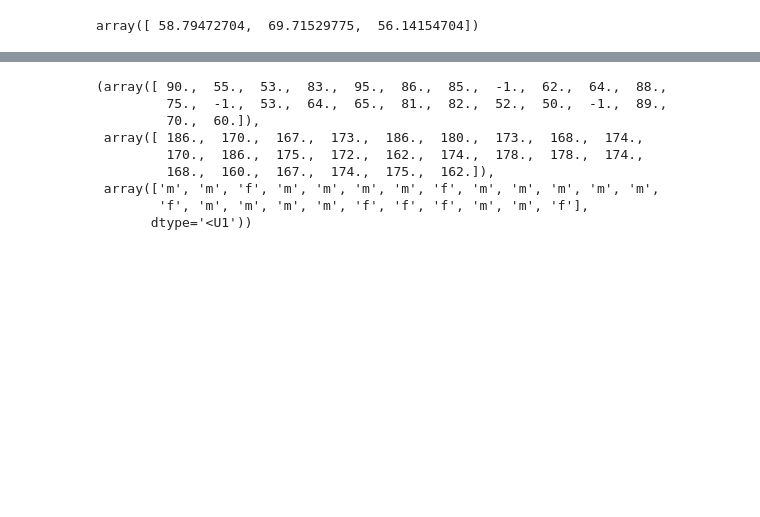
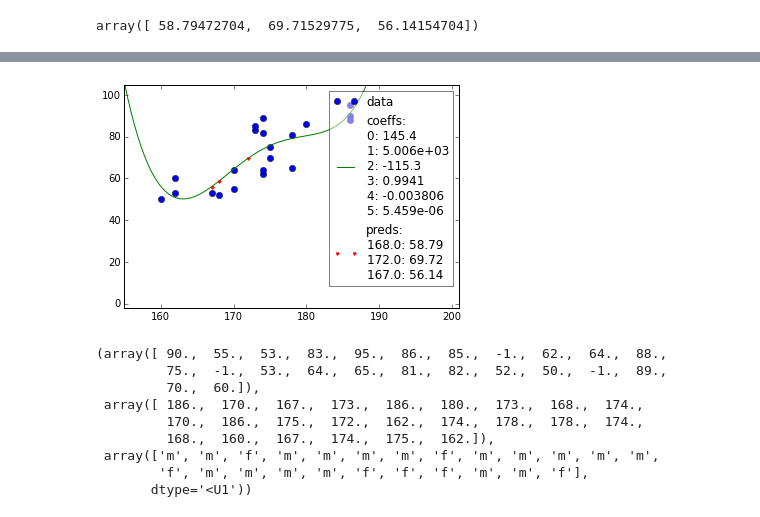
Before and after one commit to motjuste/patt-rex, a Jupyter notebook: task2.1-demo.ipynb, the cells around one changed output, grey strips where cells are left out. Drawn from its saved outputs; the diff is of its cells as text; code cells hidden in the pictures; blank space fills up the shorter version.

```diff
--- a/task2.1-demo.ipynb
+++ b/task2.1-demo.ipynb
@@ -121,7 +117,7 @@ plt_label = "coeffs:\n" + "\n".join("{}: {:.4}".format(*c) for c in enumerate(W)
 plt_rex.plot2d(np.vstack((h, w)), colwise_data=True, hatch='g',
                show=False, axs=axs, plotlabel=plt_label)
 
-plt_label = "preds:\n" + "\n".join("{}: {:.4}".format(*c) for c in zip(h_ol))
+plt_label = "preds:\n" + "\n".join("{}: {:.4}".format(*c) for c in zip(h_ol, w_pred))
 plt_rex.plot2d(np.vstack((h_ol, w_pred)), colwise_data=True, hatch='r.',
                show=False, axs=axs, plotlabel=plt_label)
 # %% [output]
@@ -130,3 +124,4 @@ plt_rex.plot2d(np.vstack((h_ol, w_pred)), colwise_data=True, hatch='r.',
+[figure, added]
 # %%
 import pattrex.demo_helper as helper
 # %%
```
Also changed, not shown: parts of 4 cells of this notebook, 1 other file.
